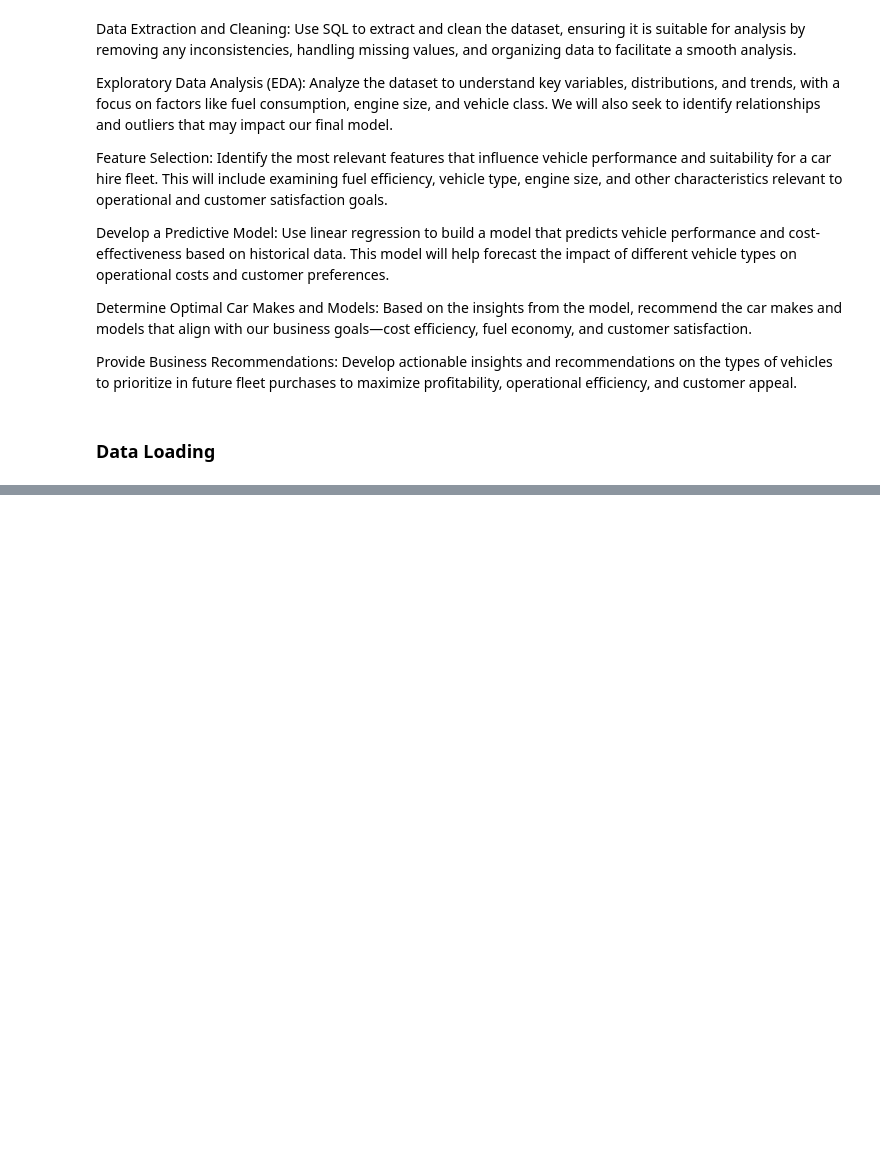
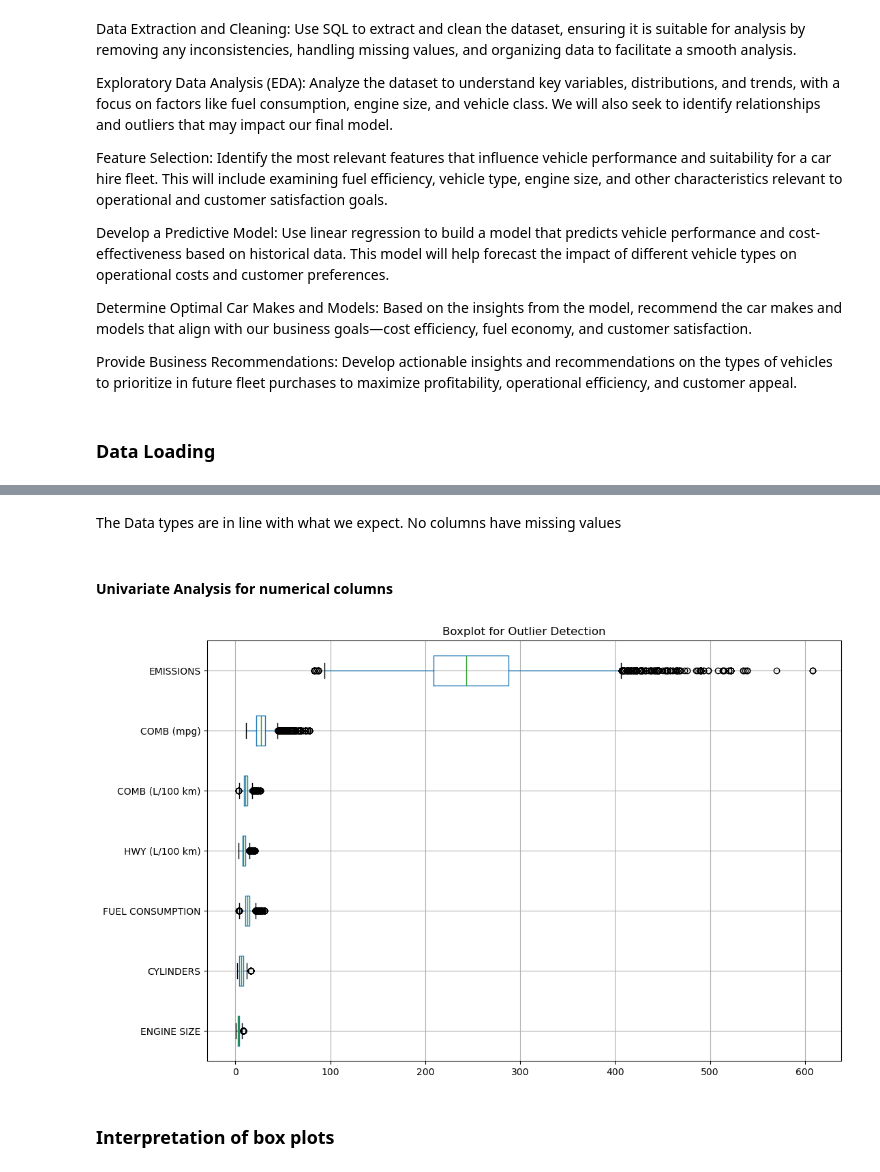
Before and after one commit to WambuiMunene/Phase2-Project_Group-4, a Jupyter notebook: Notebooks/Wilbroda.ipynb, the cells around one changed output, grey strips where cells are left out. Cells and saved outputs as stored; diff of their text form; code cells hidden in the pictures; blank space fills up the shorter version.

Commit message:
Updated notebook with Data Upload and EDA

```diff
--- a/Notebooks/Wilbroda.ipynb
+++ b/Notebooks/Wilbroda.ipynb
@@ -34,0 +39,7 @@ import pandas as pd
+# %%
+#Load the Vehicles data Fuel_Consumption_2000_2022.csv as vehicles_df
+# index column event.id will to be used as the first column
+# in order to handle the large data set more efficiently the low memory has been set to False
+#url of data file; url
+url = 'https://raw.githubusercontent.com/WambuiMunene/Phase2-Project_Group-4/refs/heads/main/Data/Fuel_Consumption_2000_2022.csv'
+vehicles_df = pd.read_csv(url, index_col=0, low_memory=False, encoding='ISO-8859-1')
@@ -34,0 +92,15 @@ import pandas as pd
+# %% [markdown]
+The Data types are in line with what we expect. No columns have missing values
+# %% [markdown]
+#### Univariate Analysis for numerical columns
+# %%
+# Checking for outliers in the numerical columns
+# Box plots will be used to visualize outliers
+# Plot a boxplot for each numerical column
+vehicles_df.boxplot(figsize=(12, 8), vert=False)
+plt.title("Boxplot for Outlier Detection")
+plt.show()
+# %% [output]
+[figure, added]
+# %% [markdown]
+### Interpretation of box plots
```
Also changed, not shown: parts of 29 cells of this notebook.
